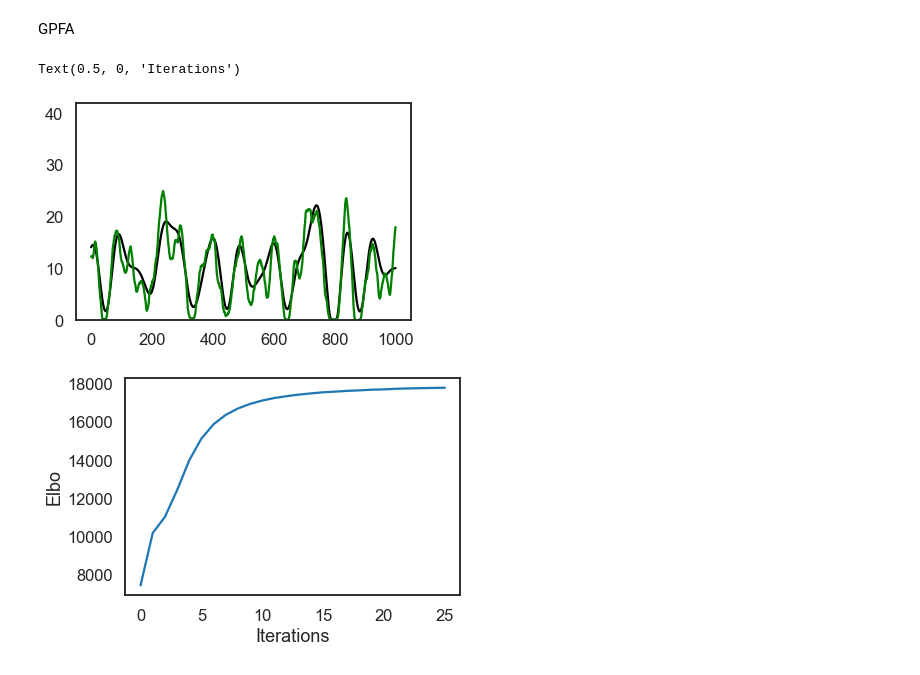
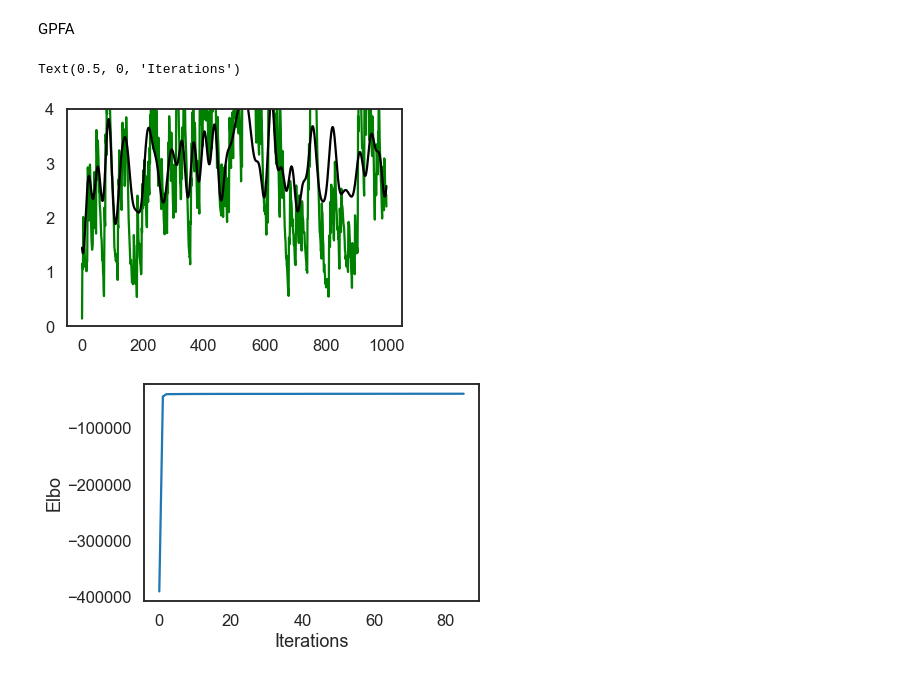
Before and after one commit to skeeley/Calcium_likelihoods, a Jupyter notebook: Calcium_likelihood_test.ipynb, the cells around one changed output. Drawn from its saved outputs; the diff is of its cells as text; code cells hidden in the pictures.

```diff
--- a/Calcium_likelihood_test.ipynb
+++ b/Calcium_likelihood_test.ipynb
@@ -235,7 +234,7 @@ def log_joint(Y, X,  model_params, ca_obj,  n_lats, nlags, Fourier = False, nxci
 And run GPFA inference
 # %%
 timepoints = T
-lscs = [50,50]
+lscs = [150,150]
 n_lats = 2
 n_neurons = N
 
@@ -257,12 +256,11 @@ samp_data = y.T
 
 
 
-
 _, wwnrm, Bffts, nxcirc = gpf.comp_fourier.conv_fourier([samp_data[0]], ca_obj.Tps, minlens,nxcirc = jnp.array([ca_obj.Tps+nxc_ext*ca_obj.Tps]))
 N_four = Bffts[0].shape[0]
 
 
-num_samples = 30
+num_samples = 15
 
 rate_length = N_four
 var_mean = jnp.zeros(rate_length*n_lats, jnp.float64)
@@ -272,7 +270,7 @@ log_var_scale = -5* jnp.ones(rate_length*n_lats, jnp.float64)
 init_ls = jnp.array([50,50], jnp.float64)
 init_loadings = jnp.zeros(n_lats*n_neurons, jnp.float64)/n_neurons
 
-loginit_marg_var = jnp.array([logGauss_sigma], jnp.float64) ##init at true value
+loginit_marg_var = jnp.array([logGauss_sigma], jnp.float64)  ##init at true value
 init_alpha = jnp.array([1], jnp.float64)
 #init_As = jnp.array([1.81,-.82], jnp.float64)
 init_As = jnp.array([As])## init at true value
@@ -284,12 +282,13 @@ ca_obj = CA_Emissions(AR = AR, As = jnp.array([init_As]).T, Gauss_sigma = jnp.ex
 
 full_params = jnp.concatenate([var_mean, log_var_scale, init_loadings,init_ls,jnp.exp(loginit_marg_var), init_alpha,   init_As])
 
+log_joint_handle = lambda samp_data, samples, hyperparams, ca_obj, n_lats, nlags: log_joint(samp_data, samples, hyperparams, ca_obj, n_lats, nlags, Fourier = True,
+                                                                                            learn_model_params  =True, Bf=Bffts[0], wwnrm = wwnrm, nxcirc = nxcirc, Gauss = True)
 
-log_joint_handle = lambda samp_data, samples, hyperparams, ca_obj, n_lats, nlags: log_joint(samp_data, samples, hyperparams, ca_obj, n_lats, nlags, Fourier = True, learn_model_params  =True, Bf=Bffts[0], wwnrm = wwnrm, nxcirc = nxcirc)
+#log_joint_handle = jit(log_joint_handle, static_argnums=(3,4,5,))
 
-jit_log_joint = jit(log_joint_handle, static_argnums=(3,4,5,))
 
-log_joint_fullparams = lambda samples, hyperparams: jit_log_joint(samp_data, samples, hyperparams, ca_obj, n_lats, nlags)
+log_joint_fullparams = lambda samples, hyperparams: log_joint_handle(samp_data, samples, hyperparams, ca_obj, n_lats, nlags)
 
 varobjective, unpack_params = bbvi(log_joint_fullparams, rate_length*n_lats, num_samples) #first argument (log_joint_fullparams) has to be a function of two arguments in BBVI (else we change BBVI)
 
@@ -300,7 +299,7 @@ varobjective, unpack_params = bbvi(log_joint_fullparams, rate_length*n_lats, num
 
 ###### ADAM #############
 
-opt_init, opt_update, opt_get_params = optimizers.adam(step_size=.01)
+opt_init, opt_update, opt_get_params = optimizers.adam(step_size=.05)
 opt_state = opt_init(full_params)
 
 key = random.PRNGKey(10003)
@@ -317,7 +316,7 @@ def step(i, key, opt_state):
 
 
 elbos = []
-maxiter = 2600
+maxiter = 8600
 for i in range(maxiter):
 	key, subkey = random.split(key)
 	opt_state = step(i, key, opt_state)
@@ -338,6 +337,4 @@ ls_hat = model_params[n_neurons*n_lats:n_neurons*n_lats+n_lats]
 
 lat_mean = jnp.reshape(lat_mean[:N_four*n_lats], [n_lats, N_four])
 recon_latent = lat_mean@Bffts[0]
-
-recon_traces = softplus(loadings_hat@recon_latent)
 # %% [output]
@@ -420,10 +408,12 @@ row= 2
 column = 3
 
 #neuron 1
+recon_traces = softplus(loadings_hat@recon_latent)
+recon_traces = loadings_hat@recon_latent
+plt.plot(y.T[0],'g')
+plt.plot(recon_traces[0].T,'k')
+plt.ylim([0,4])
 
-plt.plot(recon_traces[0].T,'k')
-plt.ylim([0,42])
-plt.plot(lambdas.T[0]/bin_size,'g')
 # for i in onp.arange(column):
 
 #   plt.subplot(row,column,i+1)
@@ -444,32 +434,32 @@ plt.plot(lambdas.T[0]/bin_size,'g')
 
 # a1 = onp.linalg.lstsq(recon_latent.T, latents.T)[0]
 # recon_lat_rot = recon_latent.T@a1
 
 
 # plt.figure(2)
 # plt.plot(recon_lat_rot,'k')
 # plt.plot(latents.T,'g')
 
 
 # #
 # plt.subplot(3,1,1)
 # plt.ylabel('True rate')
 # plt.plot(onp.arange(0,timepoints),rate[0])
 # plt.plot(onp.arange(0,timepoints),recon_traces[0], 'k')
 # plt.subplot(3,1,2)
 # plt.plot(onp.arange(0,timepoints),spks[0])
 # plt.ylabel('Spikes')
 # plt.subplot(3,1,3)
 # plt.plot(onp.arange(0,timepoints),samp_data[0])
 # plt.ylabel('Ca activity')
 # plt.xlabel('Time (sec)')
 
 
 plt.figure(3)
 plt.plot(-onp.array(elbos))
 plt.ylabel('Elbo')
 plt.xlabel('Iterations')
 # %% [output]
 Text(0.5, 0, 'Iterations')
-[figure, old version]
+[figure, new version]
-[figure, old version]
+[figure, new version]
```
Also changed, not shown: parts of 9 cells of this notebook, 1 other file.
